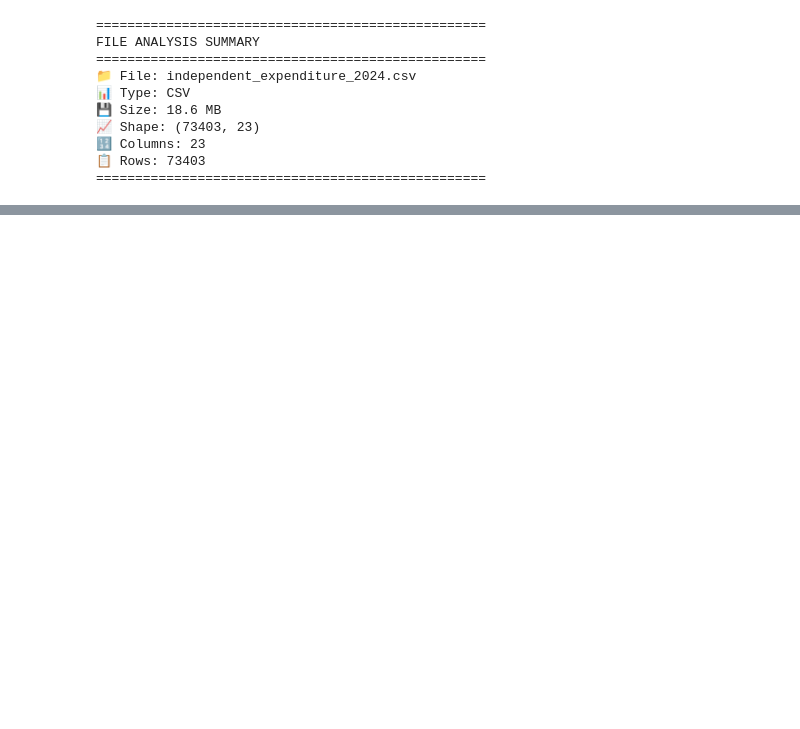
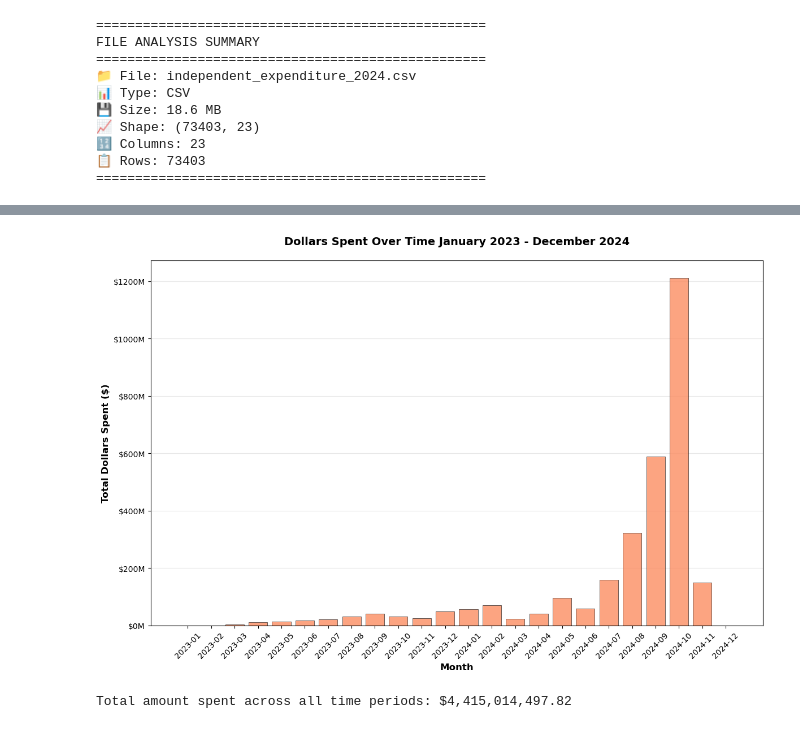
Before and after one commit to marobinette/DataScience, a Jupyter notebook: assignments/weekThree/ie.ipynb, the cells around one changed output, grey strips where cells are left out. Cells and saved outputs as stored; diff of their text form; code cells hidden in the pictures; blank space fills up the shorter version.

```diff
--- a/assignments/weekThree/ie.ipynb
+++ b/assignments/weekThree/ie.ipynb
@@ -52,0 +65,32 @@ memory usage: 12.9+ MB
+# %%
+# Plot dollars spent over time (similar to expenditures plot but using sum of amounts)
+plt.figure(figsize=(12, 8))
+monthly_amounts = df.groupby('exp_month')['exp_amo'].sum().sort_index()
+
+colors = sns.color_palette('Set2', len(monthly_amounts))
+plt.bar(range(len(monthly_amounts)), monthly_amounts.values,
+        color=colors[1], alpha=0.8, edgecolor='black', linewidth=0.5)
+
+plt.xlabel('Month', fontsize=12, fontweight='bold')
+plt.ylabel('Total Dollars Spent ($)', fontsize=12, fontweight='bold')
+plt.title('Dollars Spent Over Time January 2023 - December 2024',
+            fontsize=14, fontweight='bold', pad=20)
+plt.xticks(range(len(monthly_amounts)), monthly_amounts.index, rotation=45)
+
+# Format y-axis to show amounts in millions
+plt.gca().yaxis.set_major_formatter(plt.FuncFormatter(lambda x, p: f'${x/1e6:.0f}M'))
+
+plt.grid(axis='y', alpha=0.3)
+plt.gca().set_axisbelow(True)
+
+plt.tight_layout()
+plt.savefig('images/dollars_spent_over_time.png', dpi=300, bbox_inches='tight')
+plt.show()
+# %% [output]
+[figure, added]
+# %%
+# Get total dollar amount spent across all time periods
+total_spent = df['exp_amo'].sum()
+print(f"Total amount spent across all time periods: ${total_spent:,.2f}")
+# %% [output]
+Total amount spent across all time periods: $4,415,014,497.82
```
Also changed, not shown: parts of 27 cells of this notebook, 29 other files.
